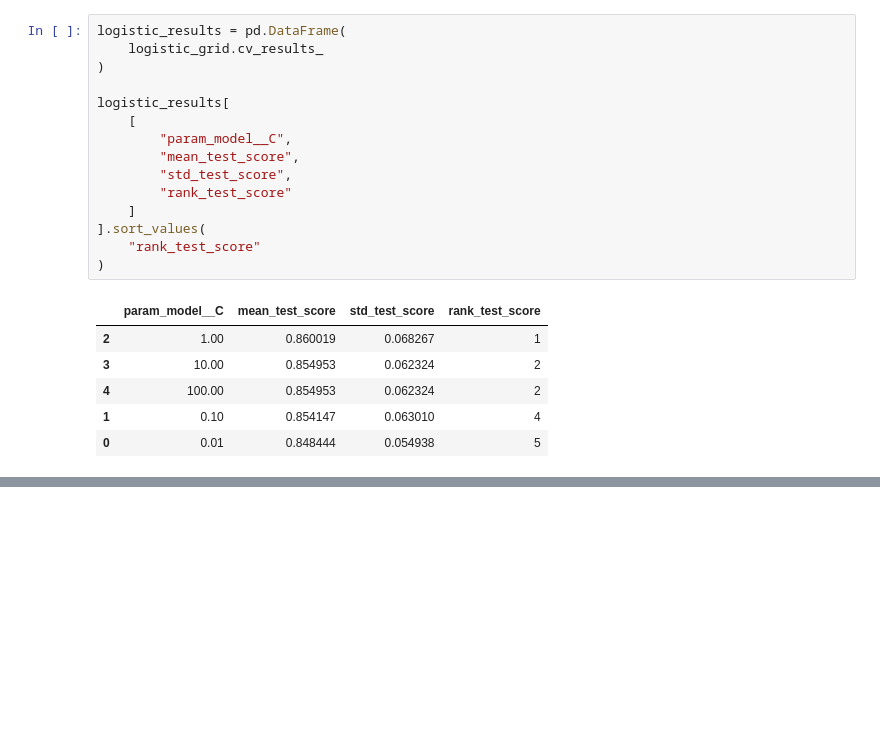
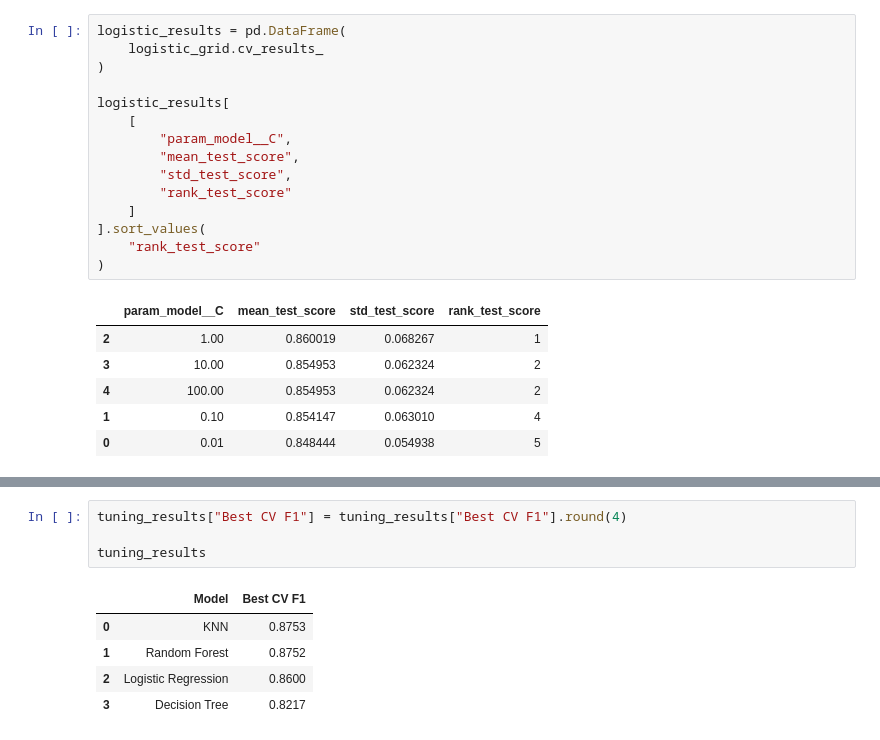
Before and after one commit to halimAhtasham/DeepLearning, a Jupyter notebook: 07_Hyperparameter_Tuning.ipynb, the cells around one changed output, grey strips where cells are left out. Cells and saved outputs as stored; diff of their text form; blank space fills up the shorter version.

```diff
--- a/07_Hyperparameter_Tuning.ipynb
+++ b/07_Hyperparameter_Tuning.ipynb
@@ -157,0 +326,10 @@ logistic_results[
+# %%
+tuning_results["Best CV F1"] = tuning_results["Best CV F1"].round(4)
+
+tuning_results
+# %% [output]
+|  | Model | Best CV F1 |
+| 0 | KNN | 0.8753 |
+| 1 | Random Forest | 0.8752 |
+| 2 | Logistic Regression | 0.8600 |
+| 3 | Decision Tree | 0.8217 |
```
Also changed, not shown: parts of 29 cells of this notebook.
